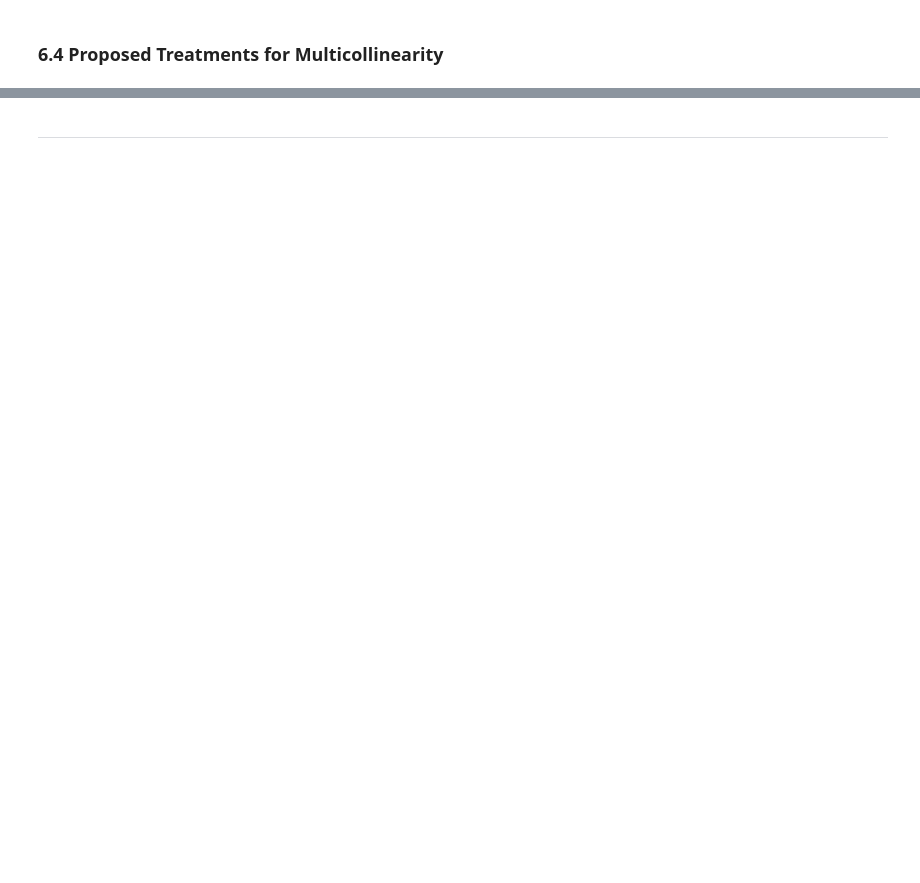
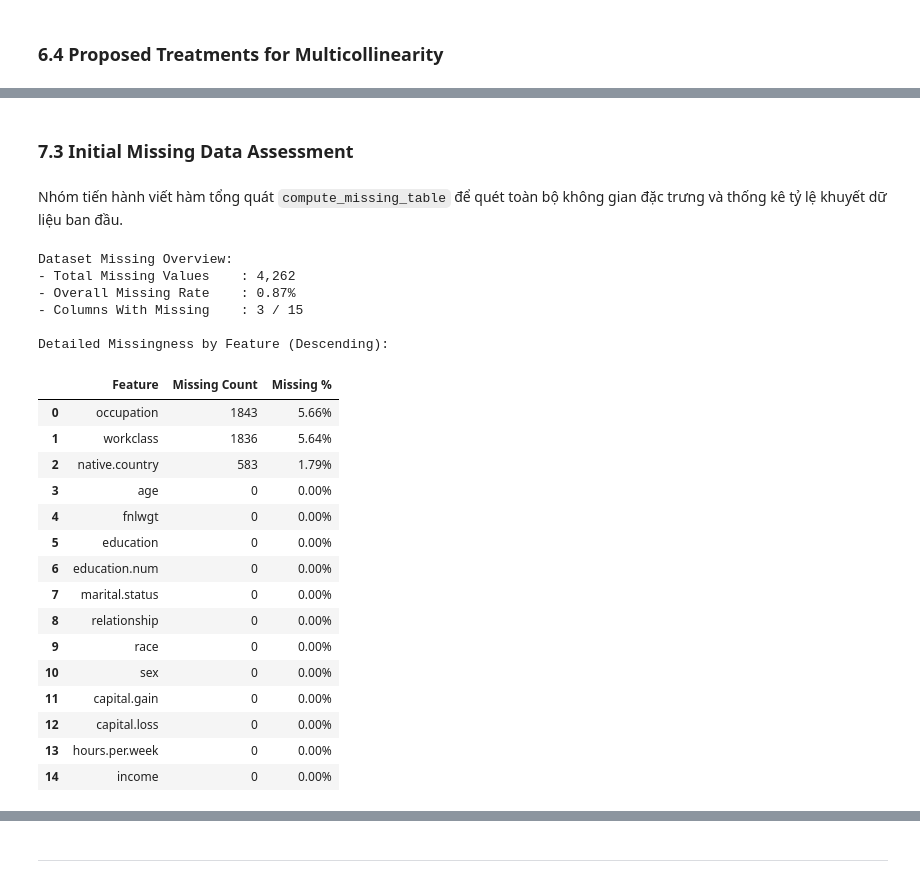
Before and after one commit to quanpro147/HCMUS-DataMining-Prj1, a Jupyter notebook: notebooks/03_EDA_tabular.ipynb, the cells around one changed output, grey strips where cells are left out. Cells and saved outputs as stored; diff of their text form; code cells hidden in the pictures; blank space fills up the shorter version.

```diff
--- a/notebooks/03_EDA_tabular.ipynb
+++ b/notebooks/03_EDA_tabular.ipynb
@@ -393,0 +414,63 @@ Với sự xuất hiện của hai cặp biến có $|r| \ge 0.99$, nếu đưa
+# %% [markdown]
+### **7.3 Initial Missing Data Assessment**
+# %% [markdown]
+Nhóm tiến hành viết hàm tổng quát `compute_missing_table` để quét toàn bộ không gian đặc trưng và thống kê tỷ lệ khuyết dữ liệu ban đầu.
+# %%
+def compute_missing_table(df: pd.DataFrame) -> pd.DataFrame:
+    """
+    Compute missing value statistics for each feature in the DataFrame.
+    Returns a summary table sorted by missing percentage.
+    """
+    num_rows = df.shape[0]
+    summary = []
+    for col_name in df.columns:
+        col = df[col_name]
+        missing_count = col.isna().sum()
+        if col.dtype == "object" or col.dtype.name == "category":
+            missing_count += (col.astype(str).str.strip() == "").sum()
+        missing_percent = (missing_count / num_rows) * 100
+        summary.append([col_name, missing_count, missing_percent])
+    missing_df = pd.DataFrame(summary, columns=["Feature", "Missing Count", "Missing %"])
+    missing_df = missing_df.sort_values("Missing %", ascending=False).reset_index(drop=True)
+    return missing_df
+# %%
+missing_df = compute_missing_table(df_adult)
+total_cells = df_adult.size
+total_missing = missing_df["Missing Count"].sum()
+overall_missing_rate = (total_missing / total_cells) * 100
+
+print("Dataset Missing Overview:")
+print(f"- Total Missing Values    : {total_missing:,.0f}")
+print(f"- Overall Missing Rate    : {overall_missing_rate:.2f}%")
+print(f"- Columns With Missing    : {missing_df[missing_df['Missing Count'] > 0].shape[0]} / {df_adult.shape[1]}\n")
+
+print("Detailed Missingness by Feature (Descending):")
+display(
+    missing_df.style
+        .format({"Missing %": "{:.2f}%"})
+        .bar(subset=["Missing %"], color="#FF6B6B", vmin=0, vmax=100)
+        .background_gradient(subset=["Missing Count"], cmap="Reds", vmin=0)
+)
+# %% [output]
+Dataset Missing Overview:
+- Total Missing Values    : 4,262
+- Overall Missing Rate    : 0.87%
+- Columns With Missing    : 3 / 15
+
+Detailed Missingness by Feature (Descending):
+|  | Feature | Missing Count | Missing % |
+| 0 | occupation | 1843 | 5.66% |
+| 1 | workclass | 1836 | 5.64% |
+| 2 | native.country | 583 | 1.79% |
+| 3 | age | 0 | 0.00% |
+| 4 | fnlwgt | 0 | 0.00% |
+| 5 | education | 0 | 0.00% |
+| 6 | education.num | 0 | 0.00% |
+| 7 | marital.status | 0 | 0.00% |
+| 8 | relationship | 0 | 0.00% |
+| 9 | race | 0 | 0.00% |
+| 10 | sex | 0 | 0.00% |
+| 11 | capital.gain | 0 | 0.00% |
+| 12 | capital.loss | 0 | 0.00% |
+| 13 | hours.per.week | 0 | 0.00% |
+| 14 | income | 0 | 0.00% |
```
Also changed, not shown: parts of 44 cells of this notebook.
